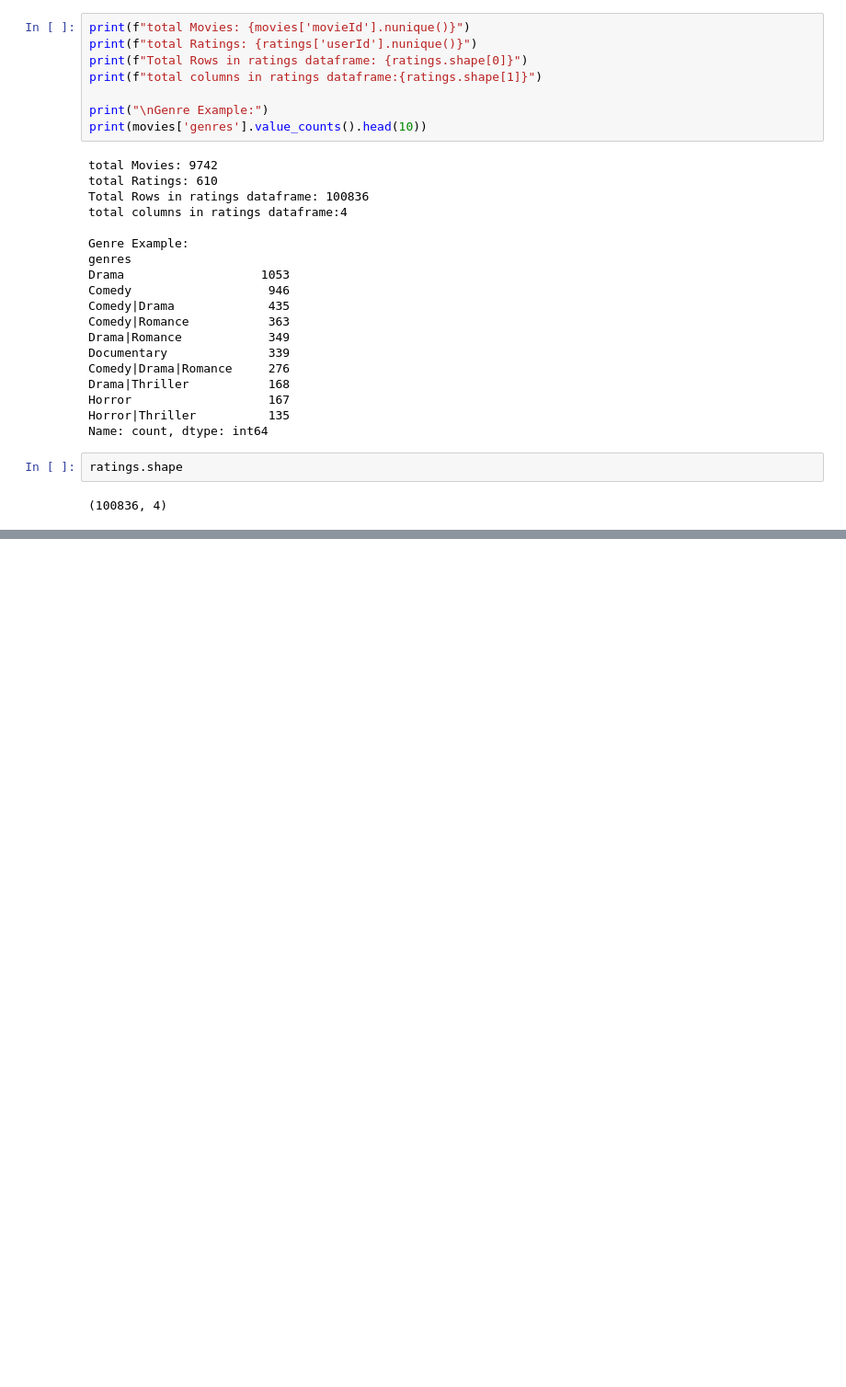
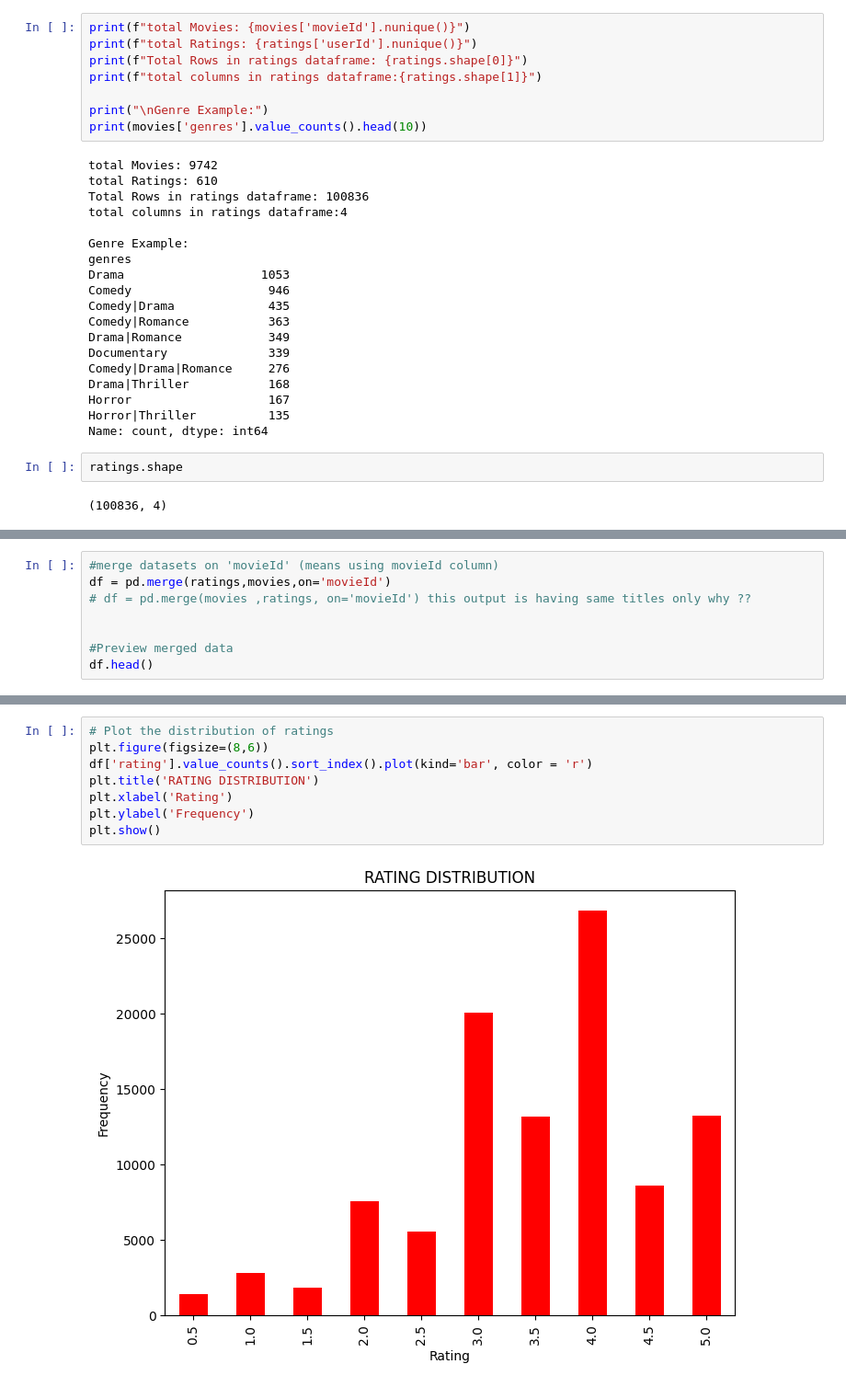
Before and after one commit to SFG006/movie-recommendation-system, a Jupyter notebook: main.ipynb, the cells around one changed output, grey strips where cells are left out. Shown at 92% size. Cells and saved outputs as stored; diff of their text form; blank space fills up the shorter version.

```diff
--- a/main.ipynb
+++ b/main.ipynb
@@ -85,0 +114,8 @@ print(movies.head())
+# %%
+#merge datasets on 'movieId' (means using movieId column)
+df = pd.merge(ratings,movies,on='movieId')
+# df = pd.merge(movies ,ratings, on='movieId') this output is having same titles only why ??
+
+
+#Preview merged data
+df.head()
@@ -85,0 +185,10 @@ print(movies.head())
+# %%
+# Plot the distribution of ratings
+plt.figure(figsize=(8,6))
+df['rating'].value_counts().sort_index().plot(kind='bar', color = 'r')
+plt.title('RATING DISTRIBUTION')
+plt.xlabel('Rating')
+plt.ylabel('Frequency')
+plt.show()
+# %% [output]
+[figure, added]
```
Also changed, not shown: parts of 22 cells of this notebook.
